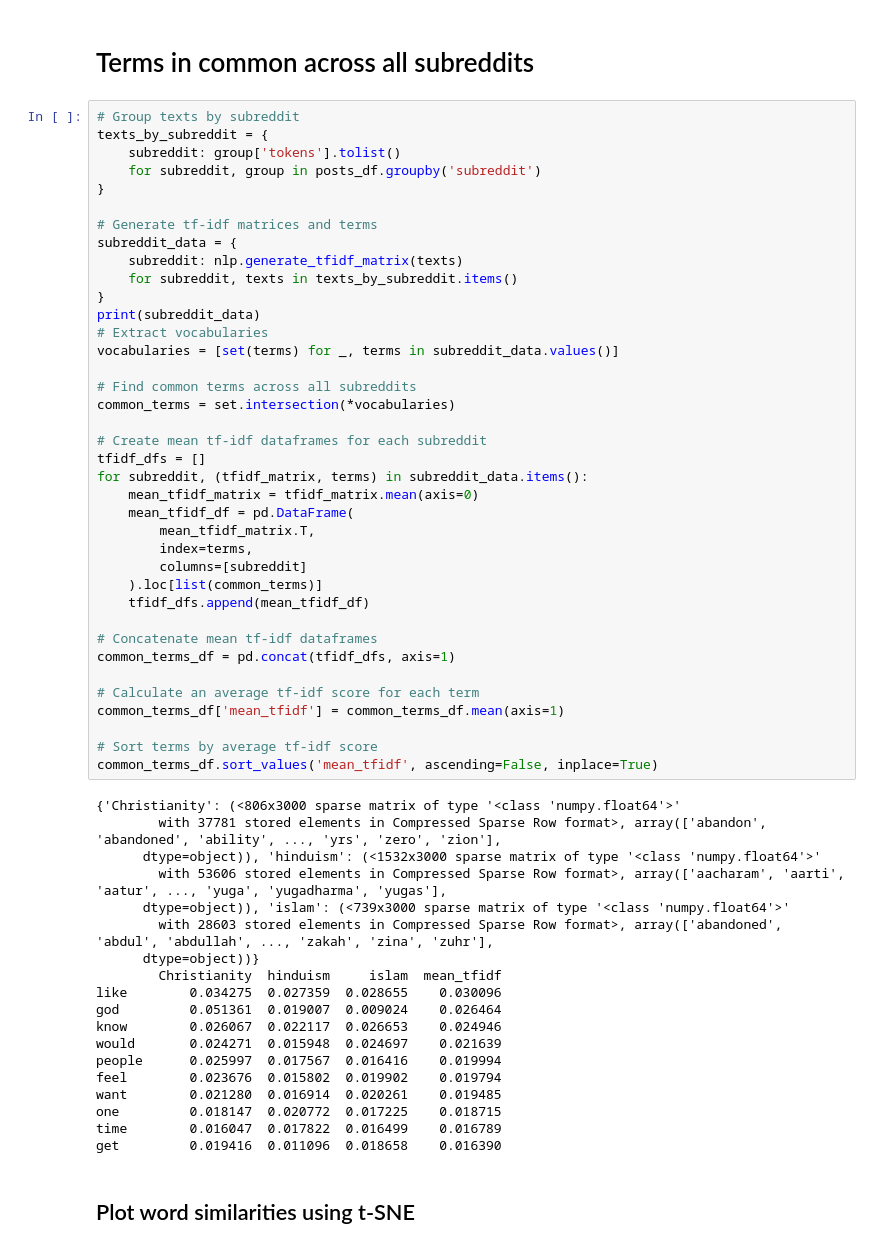
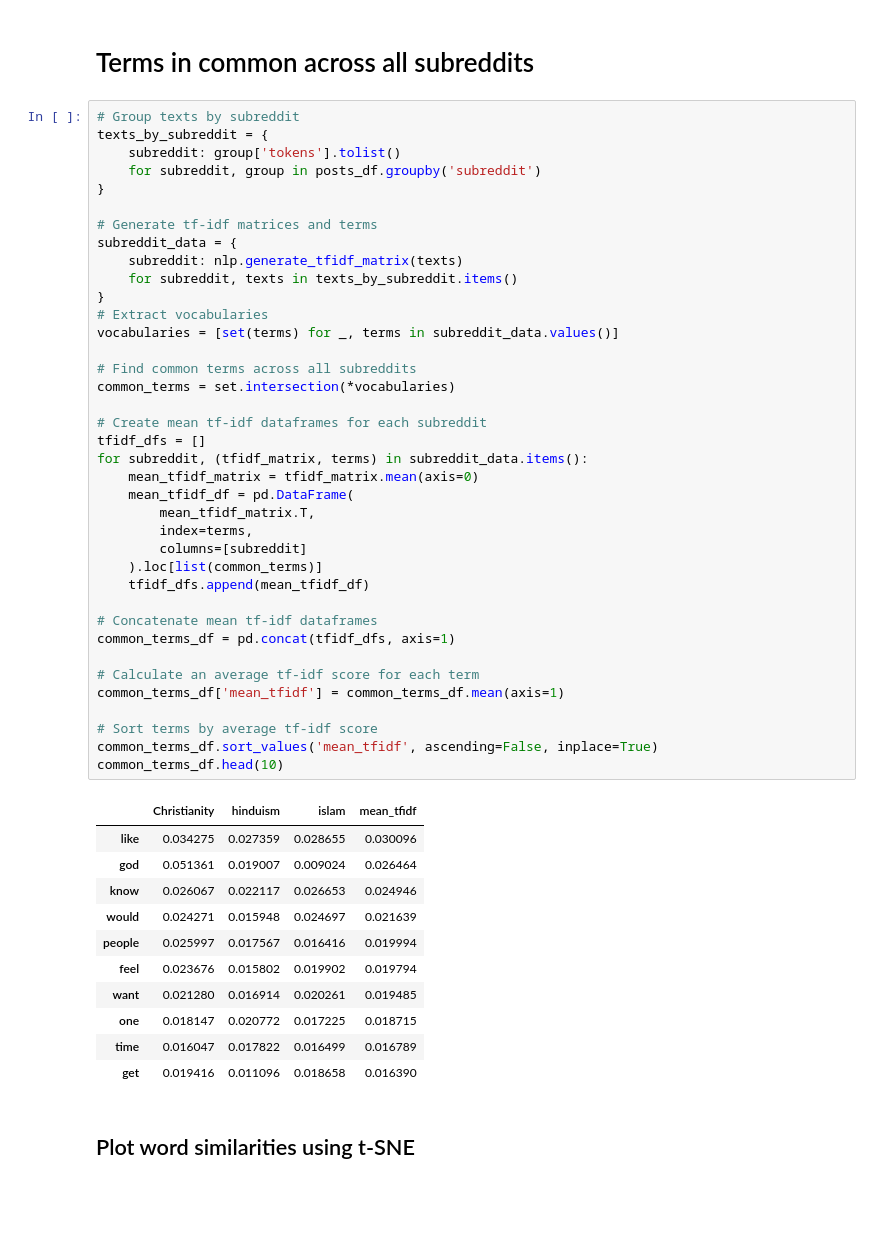
Before and after one commit to shreyansh-2003/parenting-style-subreddits-analyser, a Jupyter notebook: subreddit_similarity_analysis.ipynb, the cells around one changed output. Cells and saved outputs as stored; diff of their text form; blank space fills up the shorter version.

Commit message:
small change to common terms df

```diff
--- a/subreddit_similarity_analysis.ipynb
+++ b/subreddit_similarity_analysis.ipynb
@@ -46,52 +49,45 @@ texts_by_subreddit = {
 subreddit_data = {
     subreddit: nlp.generate_tfidf_matrix(texts)
     for subreddit, texts in texts_by_subreddit.items()
 }
-print(subreddit_data)
 # Extract vocabularies
 vocabularies = [set(terms) for _, terms in subreddit_data.values()]
 
 # Find common terms across all subreddits
 common_terms = set.intersection(*vocabularies)
 
 # Create mean tf-idf dataframes for each subreddit
 tfidf_dfs = []
 for subreddit, (tfidf_matrix, terms) in subreddit_data.items():
     mean_tfidf_matrix = tfidf_matrix.mean(axis=0)
     mean_tfidf_df = pd.DataFrame(
         mean_tfidf_matrix.T,
         index=terms,
         columns=[subreddit]
     ).loc[list(common_terms)]
     tfidf_dfs.append(mean_tfidf_df)
 
 # Concatenate mean tf-idf dataframes
 common_terms_df = pd.concat(tfidf_dfs, axis=1)
 
 # Calculate an average tf-idf score for each term
 common_terms_df['mean_tfidf'] = common_terms_df.mean(axis=1)
 
 # Sort terms by average tf-idf score
 common_terms_df.sort_values('mean_tfidf', ascending=False, inplace=True)
+common_terms_df.head(10)
 # %% [output]
-{'Christianity': (<806x3000 sparse matrix of type '<class 'numpy.float64'>'
-        with 37781 stored elements in Compressed Sparse Row format>, array(['abandon', 'abandoned', 'ability', ..., 'yrs', 'zero', 'zion'],
-      dtype=object)), 'hinduism': (<1532x3000 sparse matrix of type '<class 'numpy.float64'>'
-        with 53606 stored elements in Compressed Sparse Row format>, array(['aacharam', 'aarti', 'aatur', ..., 'yuga', 'yugadharma', 'yugas'],
-      dtype=object)), 'islam': (<739x3000 sparse matrix of type '<class 'numpy.float64'>'
-        with 28603 stored elements in Compressed Sparse Row format>, array(['abandoned', 'abdul', 'abdullah', ..., 'zakah', 'zina', 'zuhr'],
-      dtype=object))}
-        Christianity  hinduism     islam  mean_tfidf
-like        0.034275  0.027359  0.028655    0.030096
-god         0.051361  0.019007  0.009024    0.026464
-know        0.026067  0.022117  0.026653    0.024946
-would       0.024271  0.015948  0.024697    0.021639
-people      0.025997  0.017567  0.016416    0.019994
-feel        0.023676  0.015802  0.019902    0.019794
-want        0.021280  0.016914  0.020261    0.019485
-one         0.018147  0.020772  0.017225    0.018715
-time        0.016047  0.017822  0.016499    0.016789
-get         0.019416  0.011096  0.018658    0.016390
+|  | Christianity | hinduism | islam | mean_tfidf |
+| like | 0.034275 | 0.027359 | 0.028655 | 0.030096 |
+| god | 0.051361 | 0.019007 | 0.009024 | 0.026464 |
+| know | 0.026067 | 0.022117 | 0.026653 | 0.024946 |
+| would | 0.024271 | 0.015948 | 0.024697 | 0.021639 |
+| people | 0.025997 | 0.017567 | 0.016416 | 0.019994 |
+| feel | 0.023676 | 0.015802 | 0.019902 | 0.019794 |
+| want | 0.021280 | 0.016914 | 0.020261 | 0.019485 |
+| one | 0.018147 | 0.020772 | 0.017225 | 0.018715 |
+| time | 0.016047 | 0.017822 | 0.016499 | 0.016789 |
+| get | 0.019416 | 0.011096 | 0.018658 | 0.016390 |
 # %% [markdown]
 ## Plot word similarities using t-SNE
 # %%
```
Also changed, not shown: parts of 1 cell of this notebook.
